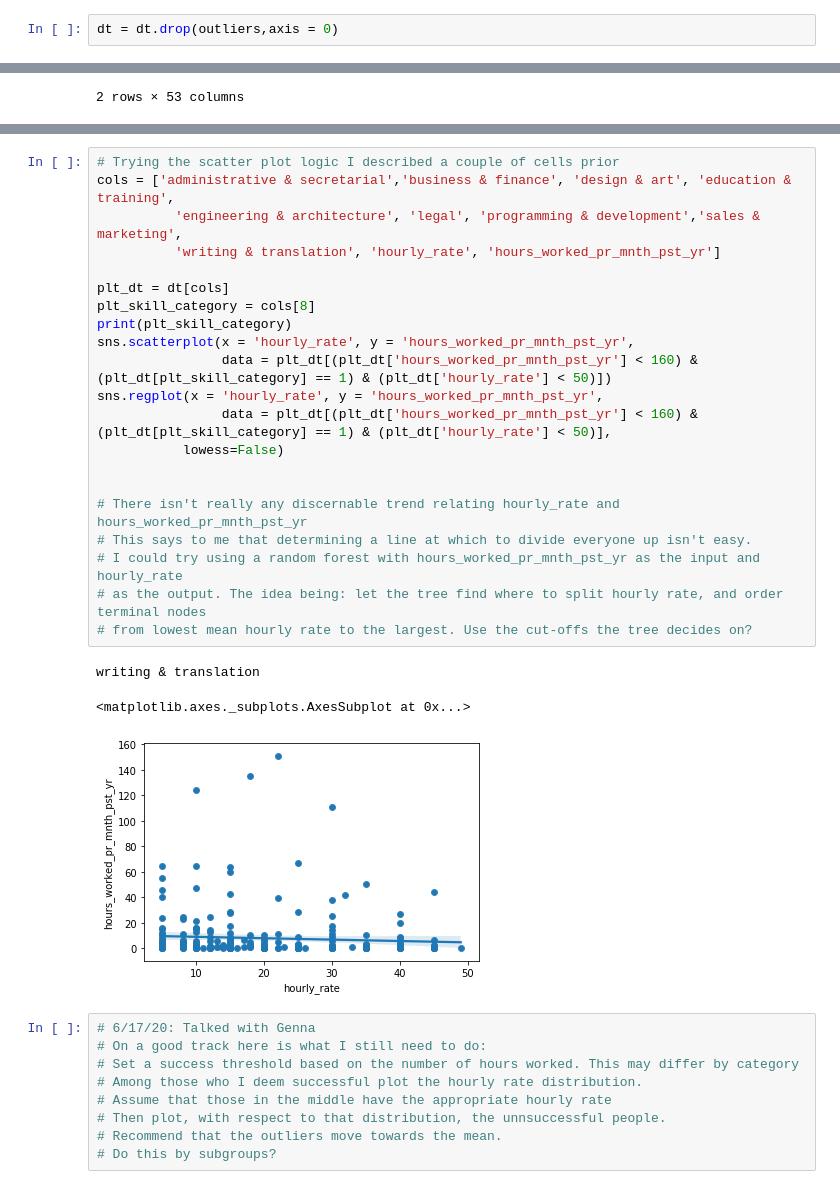
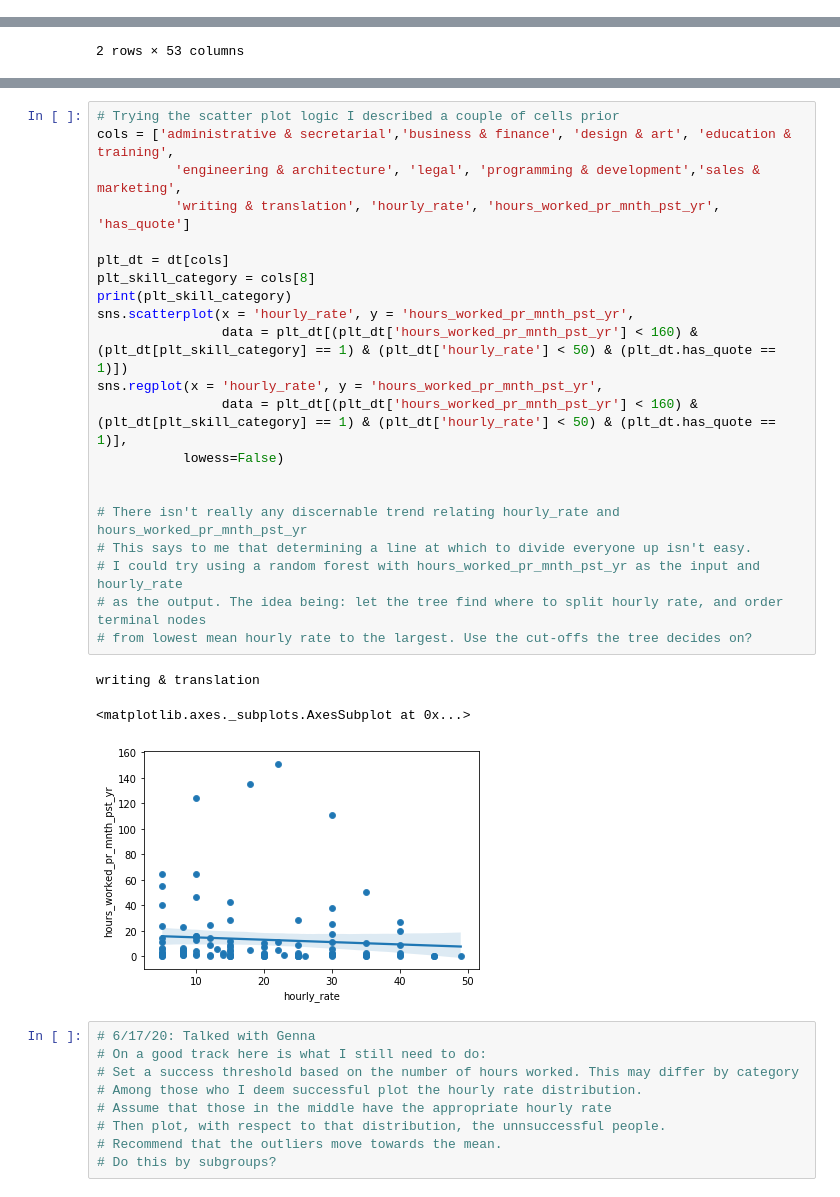
Before and after one commit to lmgibson/MyRate, a Jupyter notebook: notebooks/eda/myrate_eda.ipynb, the cells around one changed output, grey strips where cells are left out. Drawn from its saved outputs; the diff is of its cells as text.

```diff
--- a/notebooks/eda/myrate_eda.ipynb
+++ b/notebooks/eda/myrate_eda.ipynb
@@ -639,5 +629,3 @@ Int64Index([634, 818, 901], dtype='int64')
-# %%
-dt = dt.drop(outliers,axis = 0)
 # %% [markdown]
 # Exploratory Data Analysis - Job Completion Metrics
 
@@ -1152,28 +1151,28 @@ sns.regplot(x = 'hourly_rate', y = 'hours_worked_pr_mnth_pst_yr',
 # %%
 # Trying the scatter plot logic I described a couple of cells prior
 cols = ['administrative & secretarial','business & finance', 'design & art', 'education & training',
           'engineering & architecture', 'legal', 'programming & development','sales & marketing',
-          'writing & translation', 'hourly_rate', 'hours_worked_pr_mnth_pst_yr']
+          'writing & translation', 'hourly_rate', 'hours_worked_pr_mnth_pst_yr', 'has_quote']
 
 plt_dt = dt[cols]
 plt_skill_category = cols[8]
 print(plt_skill_category)
 sns.scatterplot(x = 'hourly_rate', y = 'hours_worked_pr_mnth_pst_yr',
-                data = plt_dt[(plt_dt['hours_worked_pr_mnth_pst_yr'] < 160) & (plt_dt[plt_skill_category] == 1) & (plt_dt['hourly_rate'] < 50)])
+                data = plt_dt[(plt_dt['hours_worked_pr_mnth_pst_yr'] < 160) & (plt_dt[plt_skill_category] == 1) & (plt_dt['hourly_rate'] < 50) & (plt_dt.has_quote == 1)])
 sns.regplot(x = 'hourly_rate', y = 'hours_worked_pr_mnth_pst_yr',
-                data = plt_dt[(plt_dt['hours_worked_pr_mnth_pst_yr'] < 160) & (plt_dt[plt_skill_category] == 1) & (plt_dt['hourly_rate'] < 50)],
+                data = plt_dt[(plt_dt['hours_worked_pr_mnth_pst_yr'] < 160) & (plt_dt[plt_skill_category] == 1) & (plt_dt['hourly_rate'] < 50) & (plt_dt.has_quote == 1)],
            lowess=False)
 
 
 # There isn't really any discernable trend relating hourly_rate and hours_worked_pr_mnth_pst_yr
 # This says to me that determining a line at which to divide everyone up isn't easy.
 # I could try using a random forest with hours_worked_pr_mnth_pst_yr as the input and hourly_rate
 # as the output. The idea being: let the tree find where to split hourly rate, and order terminal nodes
 # from lowest mean hourly rate to the largest. Use the cut-offs the tree decides on?
 # %% [output]
 writing & translation
 <matplotlib.axes._subplots.AxesSubplot at 0x...>
-[figure, old version]
+[figure, new version]
 # %%
 # 6/17/20: Talked with Genna
 # On a good track here is what I still need to do:
```
Also changed, not shown: parts of 24 cells of this notebook.
